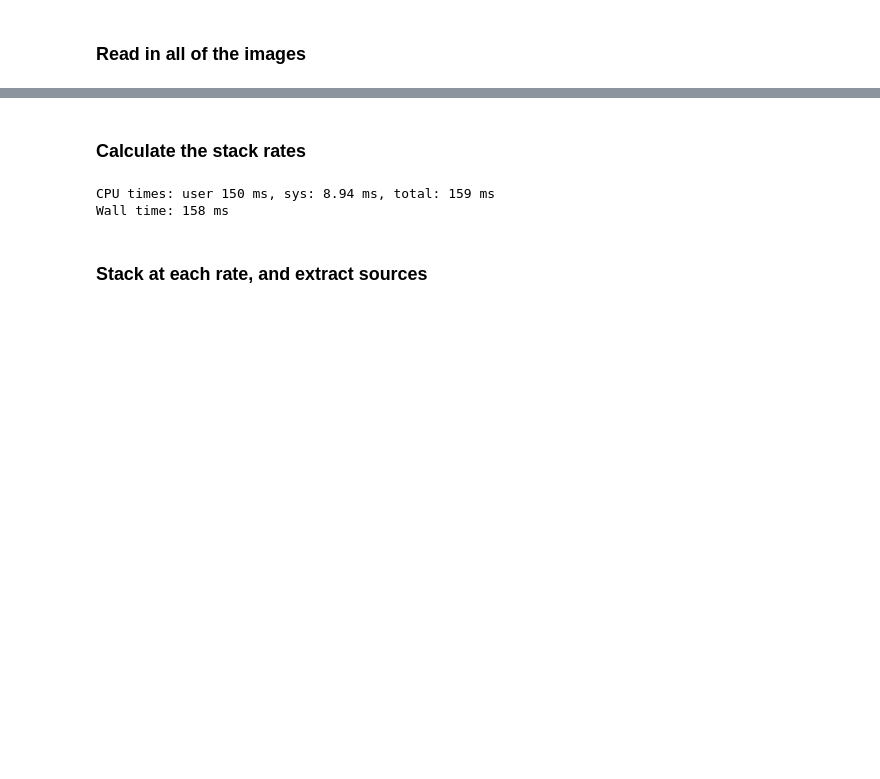
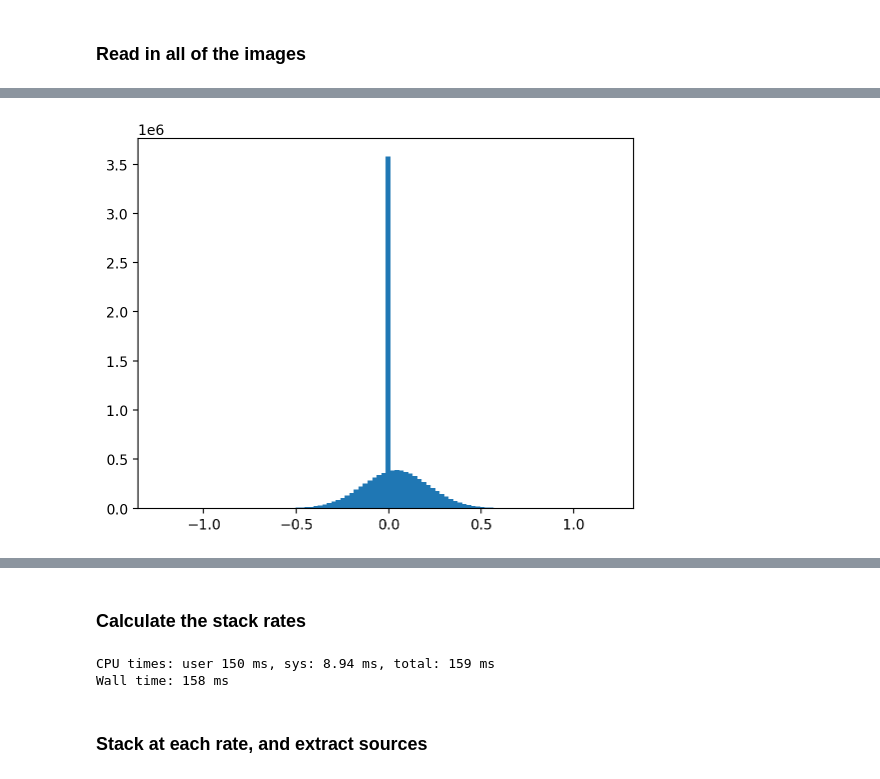
Before and after one commit to kjnapier/heliostack, a Jupyter notebook: notebooks/stack.ipynb, the cells around one changed output, grey strips where cells are left out. Drawn from its saved outputs; the diff is of its cells as text; code cells hidden in the pictures; blank space fills up the shorter version.

```diff
--- a/notebooks/stack.ipynb
+++ b/notebooks/stack.ipynb
@@ -128,0 +118,4 @@ ax.scatter(xs, ys, s=10, color='red')
+# %%
+_ = plt.hist(s.flatten().numpy(), bins=100)
+# %% [output]
+[figure, added]
```
Also changed, not shown: parts of 17 cells of this notebook, 12 other files.
